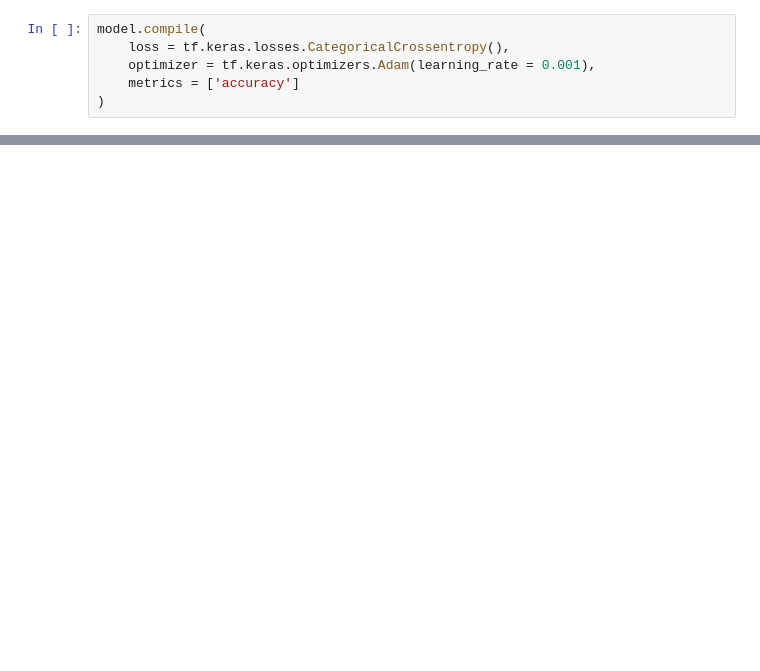
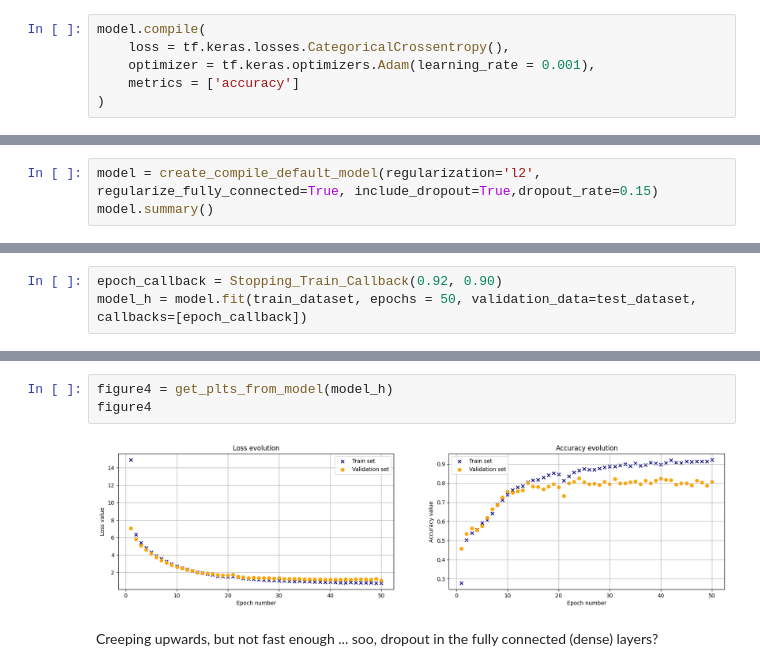
Before and after one commit to DrBlancoPortals/tensorflow-projects, a Jupyter notebook: colab_tutorials/image_classification_from_directories_and_kaggle.ipynb, the cells around one changed output, grey strips where cells are left out. Saved outputs shown, nothing was run; the diff lists cells and outputs as text; blank space fills up the shorter version.

```diff
--- a/colab_tutorials/image_classification_from_directories_and_kaggle.ipynb
+++ b/colab_tutorials/image_classification_from_directories_and_kaggle.ipynb
@@ -331,0 +728,3 @@ tf.keras.backend.clear_session()
+# %%
+model = create_compile_default_model(regularization='l2', regularize_fully_connected=True, include_dropout=True,dropout_rate=0.15)
+model.summary()
@@ -331,0 +749,3 @@ tf.keras.backend.clear_session()
+# %%
+epoch_callback = Stopping_Train_Callback(0.92, 0.90)
+model_h = model.fit(train_dataset, epochs = 50, validation_data=test_dataset, callbacks=[epoch_callback])
@@ -331,0 +772,7 @@ tf.keras.backend.clear_session()
+# %%
+figure4 = get_plts_from_model(model_h)
+figure4
+# %% [output]
+[figure, added]
+# %% [markdown]
+Creeping upwards, but not fast enough ... soo, dropout in the fully connected (dense) layers?
```
Also changed, not shown: parts of 73 cells of this notebook.
